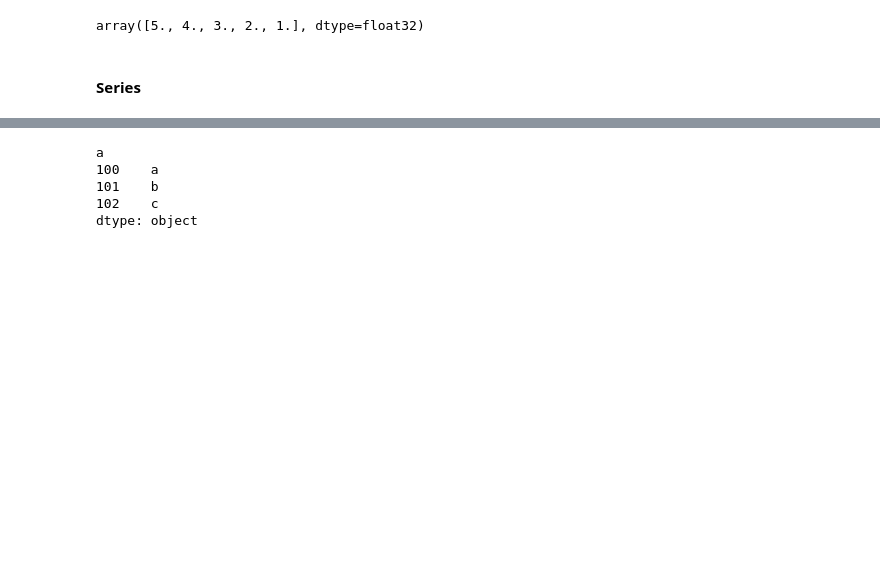
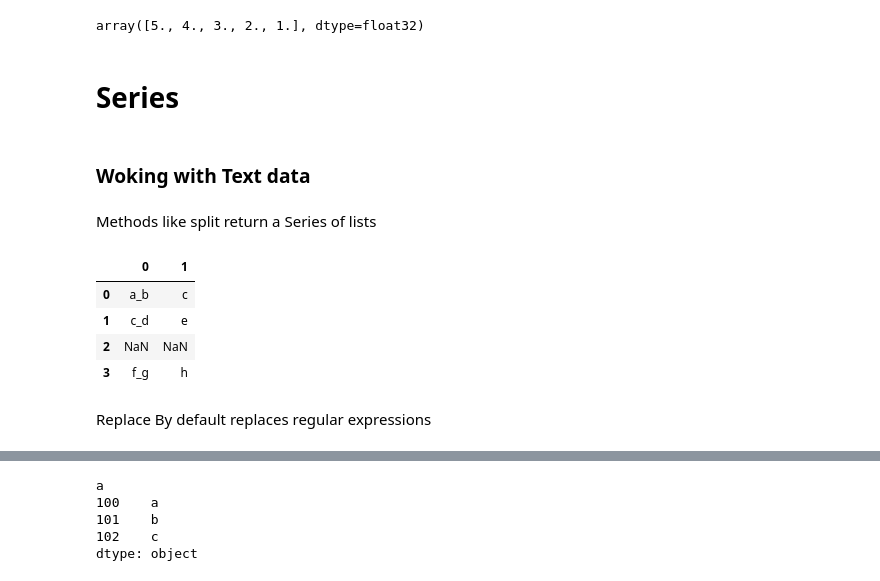
Before and after one commit to MWang93/Useful, a Jupyter notebook: Unorganized/Work Needed.ipynb, the cells around one changed output, grey strips where cells are left out. Drawn from its saved outputs; the diff is of its cells as text; code cells hidden in the pictures; blank space fills up the shorter version.

```diff
--- a/Unorganized/Work Needed.ipynb
+++ b/Unorganized/Work Needed.ipynb
@@ -523,4 +637,28 @@ np.sort(my_data)[::-1]
 # %% [output]
 array([5., 4., 3., 2., 1.], dtype=float32)
 # %% [markdown]
-#### Series
+# Series
+# %% [markdown]
+### Woking with Text data
+# %% [markdown]
+Methods like split return a Series of lists
+# %%
+s1 = pd.Series(['a_b_c', 'c_d_e', np.nan, 'f_g_h'])
+s2 = s1.str.split('_')
+
+# Elements in the split lists can be accessed using get or [] notation:
+s2.str.get(1)
+s1.str.split('_').str[1]
+
+# Expand to a DataFrame using expand:
+s1.str.split('_', expand = True)
+s1.str.split('_', expand=True, n=1) # limit the number of splits
+s1.str.rsplit('_', expand=True, n=1) # from the end of the string to the beginning of the string:
+# %% [output]
+|  | 0 | 1 |
+| 0 | a_b | c |
+| 1 | c_d | e |
+| 2 | NaN | NaN |
+| 3 | f_g | h |
+# %% [markdown]
+Replace By default replaces regular expressions
```
Also changed, not shown: parts of 42 cells of this notebook.
